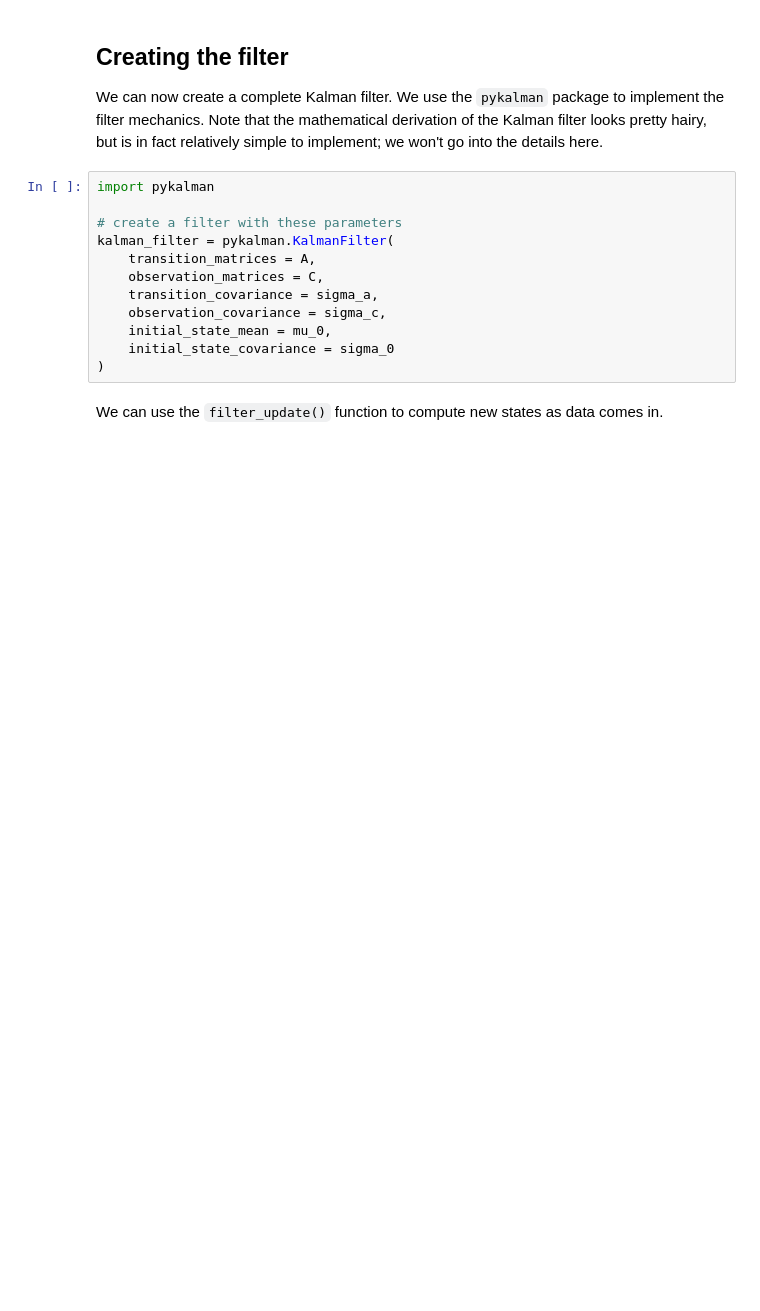
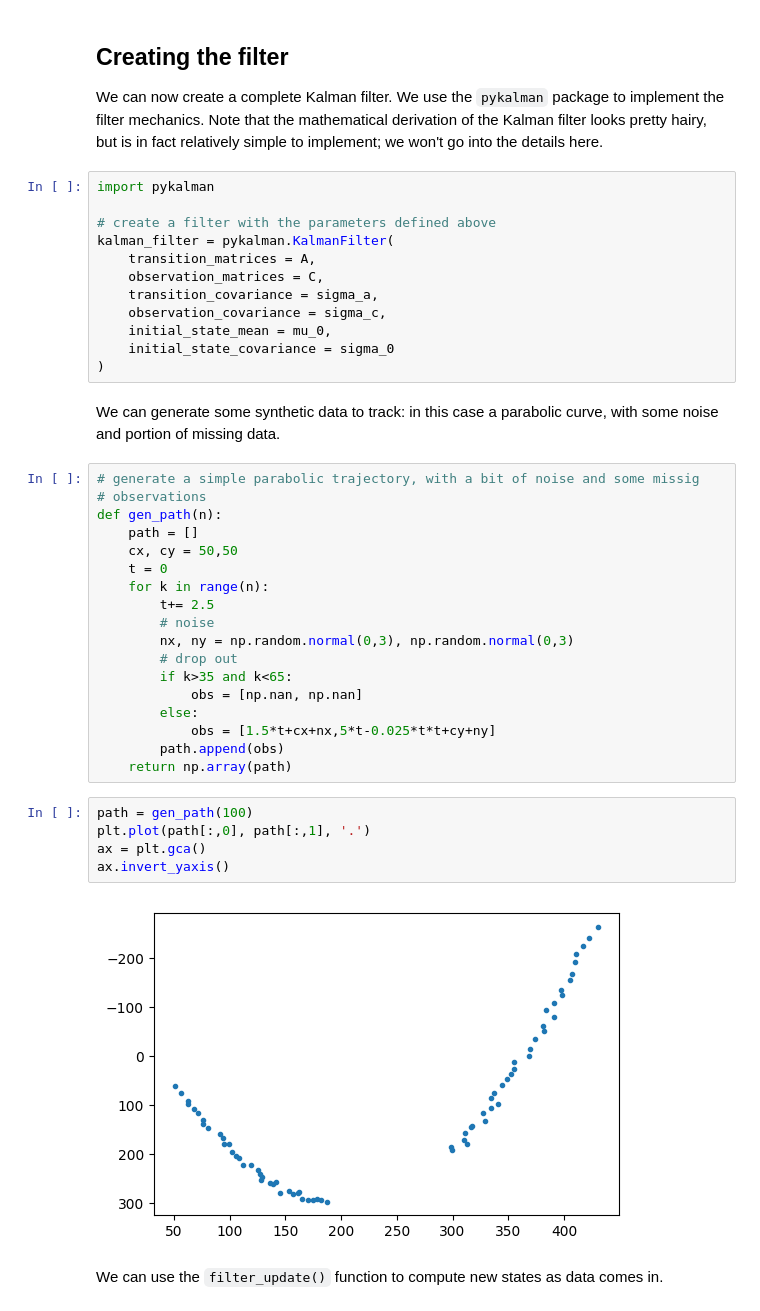
Before and after one commit to johnhw/summerschool2017, a Jupyter notebook: dynamic/kalman_filter.ipynb, the cells around one changed output. Saved outputs shown, nothing was run; the diff lists cells and outputs as text; blank space fills up the shorter version.

```diff
--- a/dynamic/kalman_filter.ipynb
+++ b/dynamic/kalman_filter.ipynb
@@ -546,7 +634,7 @@ We can now create a complete Kalman filter. We use the `pykalman` package to imp
 # %%
 import pykalman
 
-# create a filter with these parameters
+# create a filter with the parameters defined above
 kalman_filter = pykalman.KalmanFilter(
     transition_matrices = A,
     observation_matrices = C,
@@ -555,5 +643,32 @@ kalman_filter = pykalman.KalmanFilter(
     initial_state_mean = mu_0,
     initial_state_covariance = sigma_0
 )
+# %% [markdown]
+We can generate some synthetic data to track: in this case a parabolic curve, with some noise and portion of missing data.
+# %%
+# generate a simple parabolic trajectory, with a bit of noise and some missig
+# observations
+def gen_path(n):
+    path = []
+    cx, cy = 50,50
+    t = 0
+    for k in range(n):
+        t+= 2.5
+        # noise
+        nx, ny = np.random.normal(0,3), np.random.normal(0,3)
+        # drop out
+        if k>35 and k<65:
+            obs = [np.nan, np.nan]
+        else:
+            obs = [1.5*t+cx+nx,5*t-0.025*t*t+cy+ny]
+        path.append(obs)
+    return np.array(path)
+# %%
+path = gen_path(100)
+plt.plot(path[:,0], path[:,1], '.')
+ax = plt.gca()
+ax.invert_yaxis()
+# %% [output]
+[figure, added]
 # %% [markdown]
 We can use the `filter_update()` function to compute new states as data comes in.
```
Also changed, not shown: parts of 52 cells of this notebook, 2 other files.
